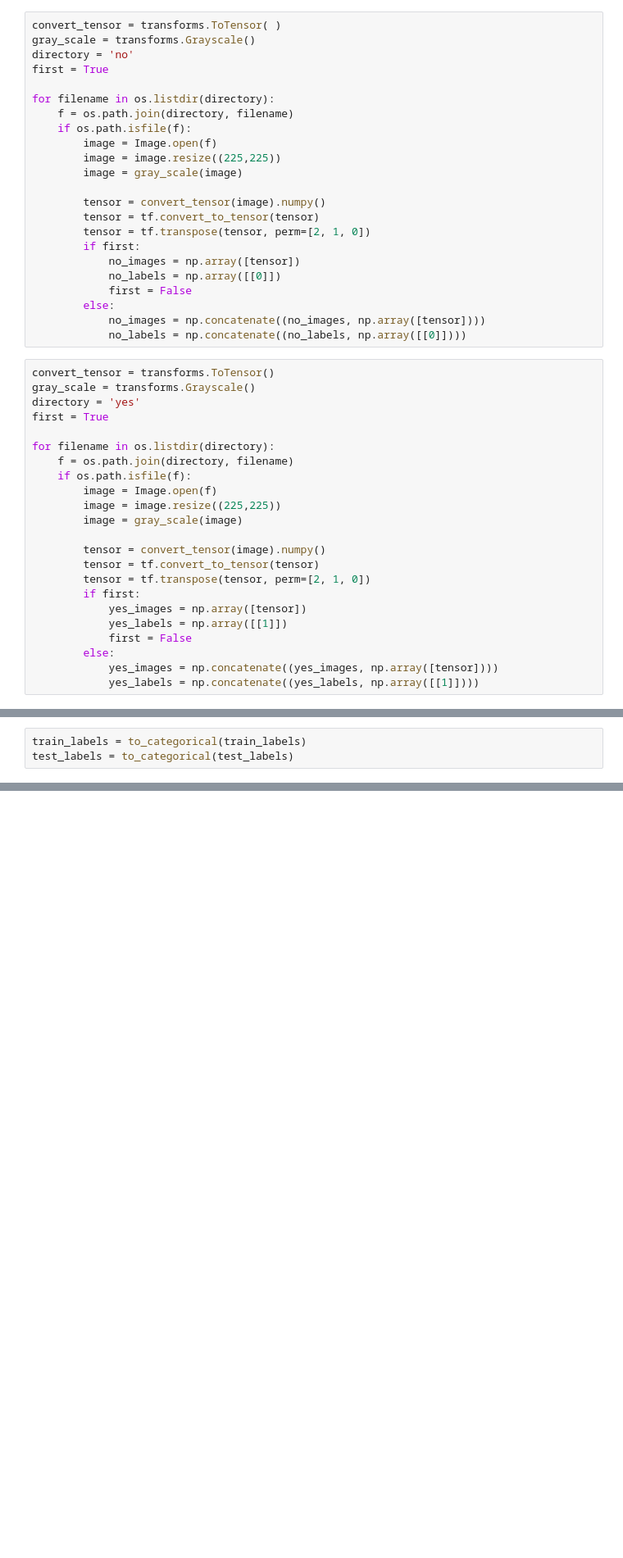
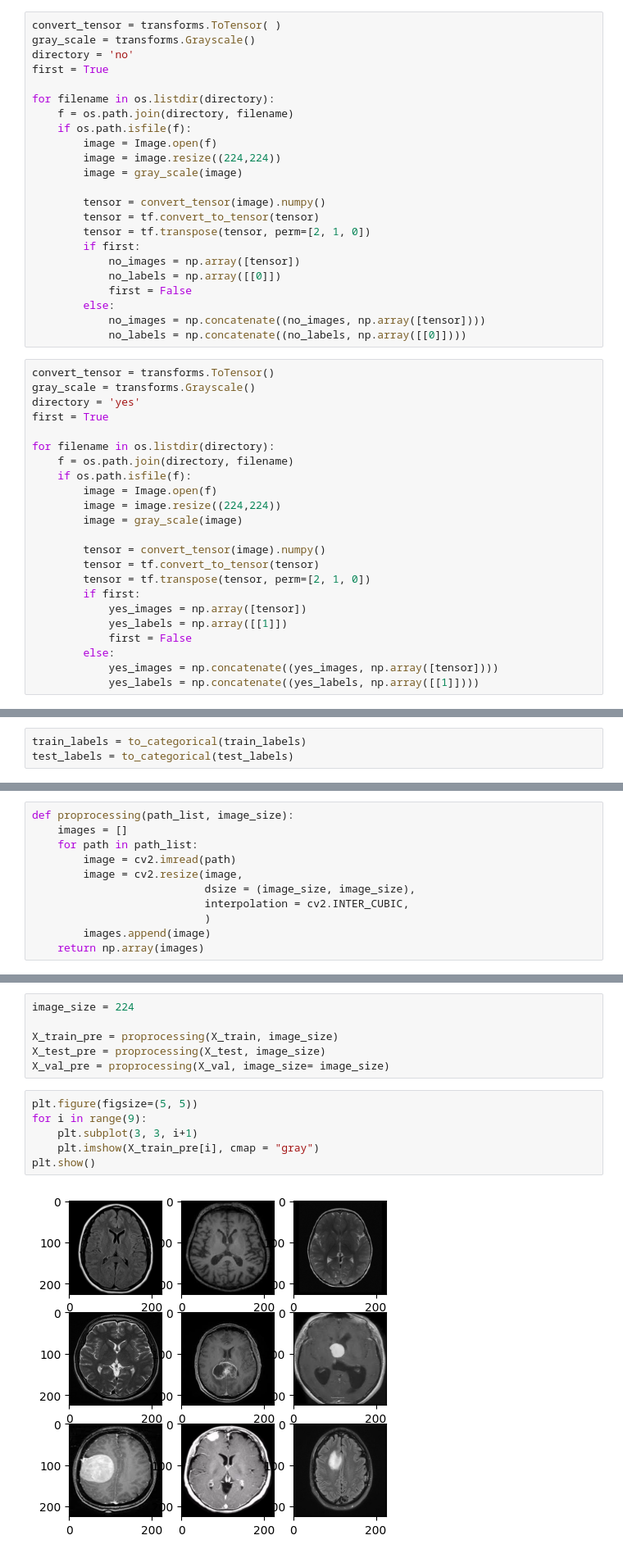
Before and after one commit to Zoroa1885/Brain_Tumor_Detection, a Jupyter notebook: Analysis.ipynb, the cells around one changed output, grey strips where cells are left out. Shown at 82% size. Drawn from its saved outputs; the diff is of its cells as text; blank space fills up the shorter version.

```diff
--- a/Analysis.ipynb
+++ b/Analysis.ipynb
@@ -32,7 +93,7 @@ for filename in os.listdir(directory):
     f = os.path.join(directory, filename)
     if os.path.isfile(f):
         image = Image.open(f)
-        image = image.resize((225,225))
+        image = image.resize((224,224))
         image = gray_scale(image)
 
         tensor = convert_tensor(image).numpy()
@@ -55,7 +116,7 @@ for filename in os.listdir(directory):
     f = os.path.join(directory, filename)
     if os.path.isfile(f):
         image = Image.open(f)
-        image = image.resize((225,225))
+        image = image.resize((224,224))
         image = gray_scale(image)
 
         tensor = convert_tensor(image).numpy()
@@ -79,0 +187,11 @@ test_labels = to_categorical(test_labels)
+# %%
+def proprocessing(path_list, image_size):
+    images = []
+    for path in path_list:
+        image = cv2.imread(path)
+        image = cv2.resize(image,
+                           dsize = (image_size, image_size),
+                           interpolation = cv2.INTER_CUBIC,
+                           )
+        images.append(image)
+    return np.array(images)
@@ -79,0 +200,14 @@ test_labels = to_categorical(test_labels)
+# %%
+image_size = 224
+
+X_train_pre = proprocessing(X_train, image_size)
+X_test_pre = proprocessing(X_test, image_size)
+X_val_pre = proprocessing(X_val, image_size= image_size)
+# %%
+plt.figure(figsize=(5, 5))
+for i in range(9):
+    plt.subplot(3, 3, i+1)
+    plt.imshow(X_train_pre[i], cmap = "gray")
+plt.show()
+# %% [output]
+[figure, added]
```
Also changed, not shown: parts of 35 cells of this notebook.
